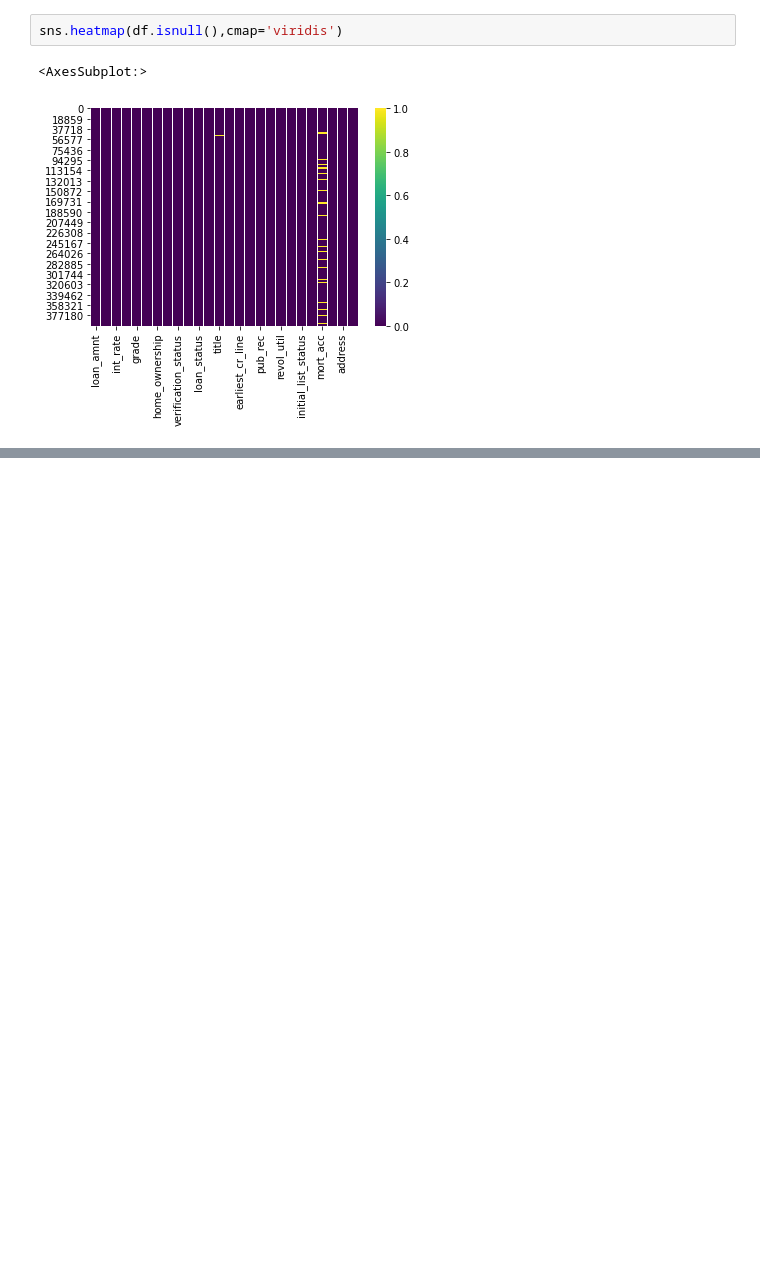
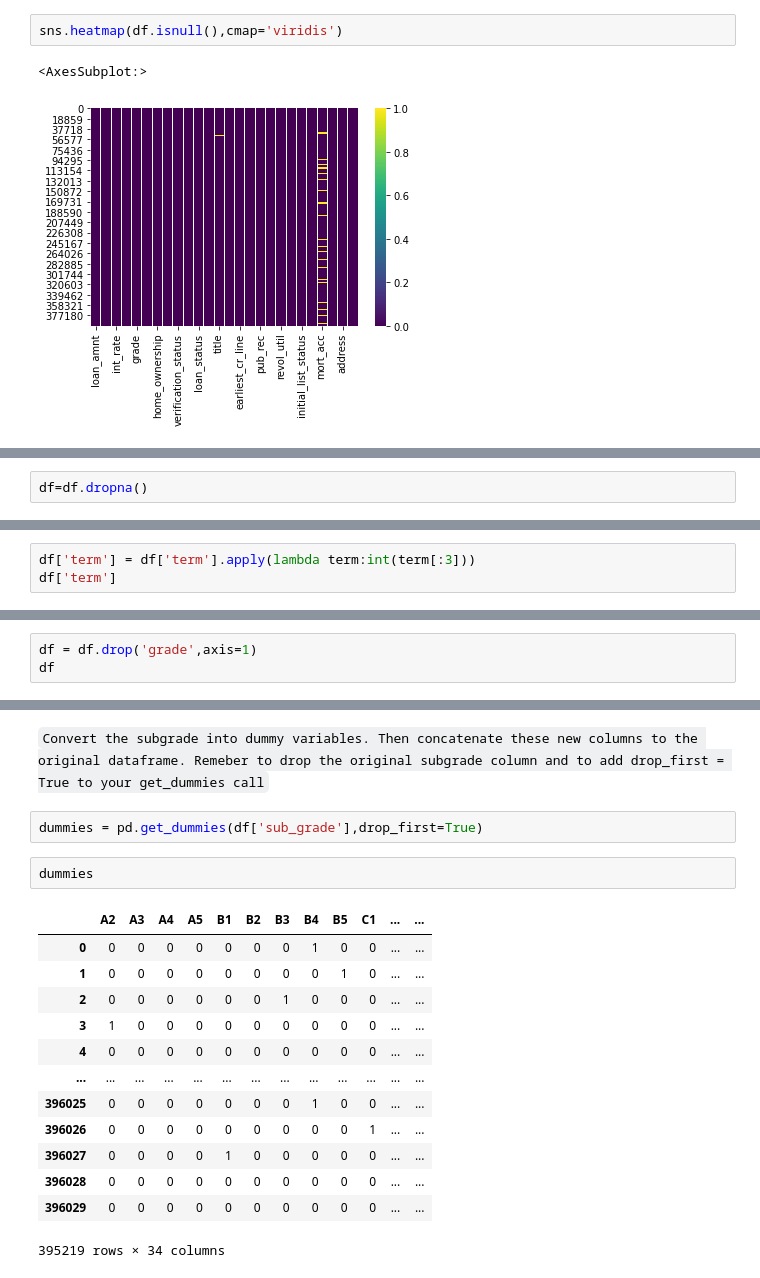
Before and after one commit to sumit-mandal/Machine-Learning-Complete-2, a Jupyter notebook: Deep Learning/Lending_Club_project.ipynb, the cells around one changed output, grey strips where cells are left out. Saved outputs shown, nothing was run; the diff lists cells and outputs as text; blank space fills up the shorter version.

```diff
--- a/Deep Learning/Lending_Club_project.ipynb
+++ b/Deep Learning/Lending_Club_project.ipynb
@@ -745,0 +949,2 @@ sns.heatmap(df.isnull(),cmap='viridis')
+# %%
+df=df.dropna()
@@ -745,0 +1017,3 @@ sns.heatmap(df.isnull(),cmap='viridis')
+# %%
+df['term'] = df['term'].apply(lambda term:int(term[:3]))
+df['term']
@@ -745,0 +1048,3 @@ sns.heatmap(df.isnull(),cmap='viridis')
+# %%
+df = df.drop('grade',axis=1)
+df
@@ -745,0 +1065,20 @@ sns.heatmap(df.isnull(),cmap='viridis')
+# %% [markdown]
+`Convert the subgrade into dummy variables. Then concatenate these new columns to the original dataframe. Remeber to drop the original subgrade column and to add drop_first = True to your get_dummies call`
+# %%
+dummies = pd.get_dummies(df['sub_grade'],drop_first=True)
+# %%
+dummies
+# %% [output]
+|  | A2 | A3 | A4 | A5 | B1 | B2 | B3 | B4 | B5 | C1 | ... | ... |
+| 0 | 0 | 0 | 0 | 0 | 0 | 0 | 0 | 1 | 0 | 0 | ... | ... |
+| 1 | 0 | 0 | 0 | 0 | 0 | 0 | 0 | 0 | 1 | 0 | ... | ... |
+| 2 | 0 | 0 | 0 | 0 | 0 | 0 | 1 | 0 | 0 | 0 | ... | ... |
+| 3 | 1 | 0 | 0 | 0 | 0 | 0 | 0 | 0 | 0 | 0 | ... | ... |
+| 4 | 0 | 0 | 0 | 0 | 0 | 0 | 0 | 0 | 0 | 0 | ... | ... |
+| ... | ... | ... | ... | ... | ... | ... | ... | ... | ... | ... | ... | ... |
+| 396025 | 0 | 0 | 0 | 0 | 0 | 0 | 0 | 1 | 0 | 0 | ... | ... |
+| 396026 | 0 | 0 | 0 | 0 | 0 | 0 | 0 | 0 | 0 | 1 | ... | ... |
+| 396027 | 0 | 0 | 0 | 0 | 1 | 0 | 0 | 0 | 0 | 0 | ... | ... |
+| 396028 | 0 | 0 | 0 | 0 | 0 | 0 | 0 | 0 | 0 | 0 | ... | ... |
+| 396029 | 0 | 0 | 0 | 0 | 0 | 0 | 0 | 0 | 0 | 0 | ... | ... |
+395219 rows × 34 columns
```
Also changed, not shown: parts of 110 cells of this notebook.
